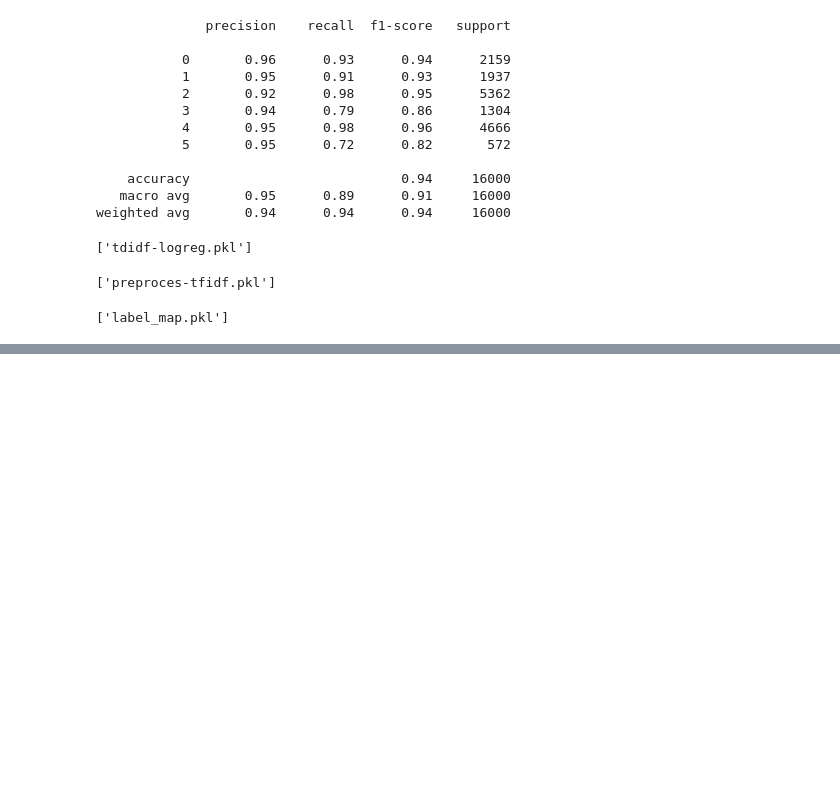
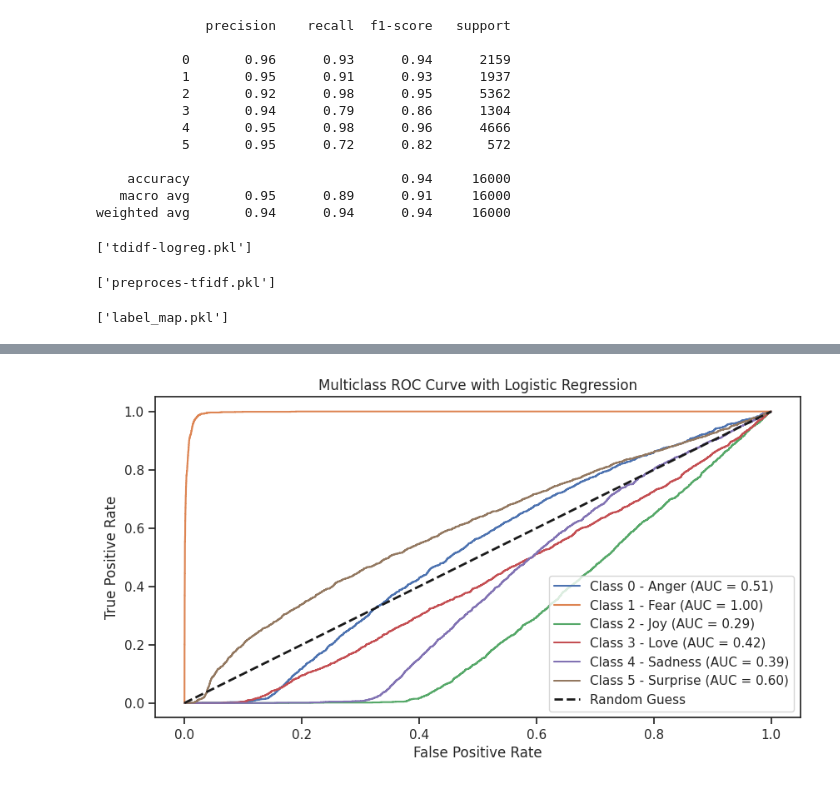
Before and after one commit to eric-castillo05/emotions-wheel-nlp, a Jupyter notebook: TF_IDF_lreg.ipynb, the cells around one changed output, grey strips where cells are left out. Cells and saved outputs as stored; diff of their text form; code cells hidden in the pictures; blank space fills up the shorter version.

```diff
--- a/TF_IDF_lreg.ipynb
+++ b/TF_IDF_lreg.ipynb
@@ -224,0 +231,5 @@ joblib.dump(label_map, 'label_map.pkl')
+# %%
+import joblib
+
+with open ('tdidf-logreg.pkl', 'rb') as f:
+  lreg = joblib.load(f)
@@ -224,0 +251,27 @@ joblib.dump(label_map, 'label_map.pkl')
+# %%
+fpr = dict()
+tpr = dict()
+roc_auc = dict()
+sns.set_theme(style = 'ticks')
+
+y_score = lreg.predict_proba(x_test)
+n_classes = len(lreg.classes_)
+
+plt.figure(figsize = (10, 5))
+
+for i in range(n_classes):
+  y_true_binary = (y_test == 1).astype(int)
+  y_score_binary = y_score[:, i]
+
+  fpr[i], tpr[i], _ = roc_curve(y_true_binary, y_score_binary)
+  roc_auc[i] = auc(fpr[i], tpr[i])
+  plt.plot(fpr[i], tpr[i], label = f'Class {i} - {list(label_map.keys())[i].title()} (AUC = {roc_auc[i]:.2f})')
+
+plt.plot([0, 1], [0, 1], 'k--', lw =  2, label = 'Random Guess')
+plt.xlabel('False Positive Rate')
+plt.ylabel('True Positive Rate')
+plt.title('Multiclass ROC Curve with Logistic Regression')
+plt.legend(loc = 'lower right')
+plt.show()
+# %% [output]
+[figure, added]
```
Also changed, not shown: parts of 12 cells of this notebook.
